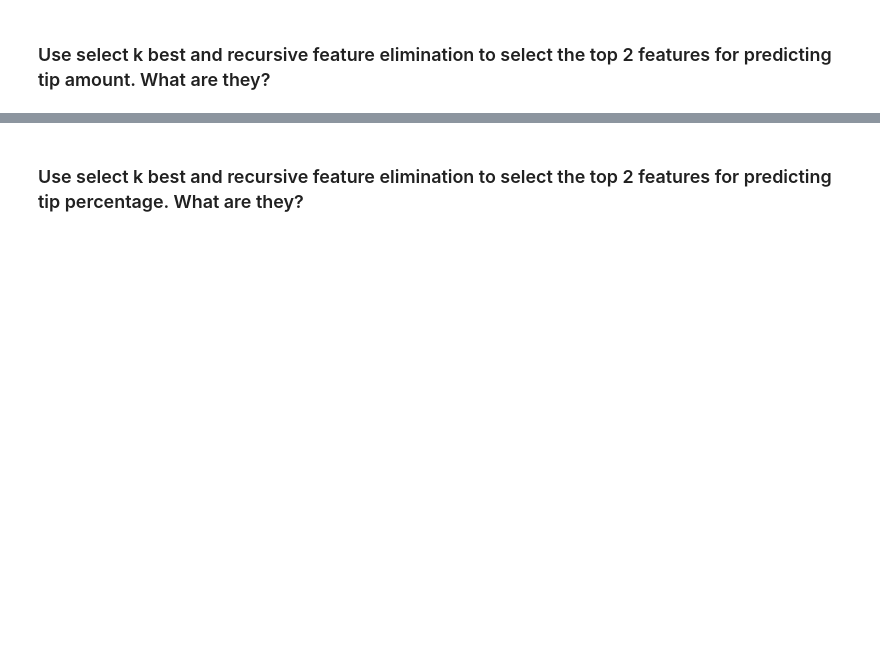
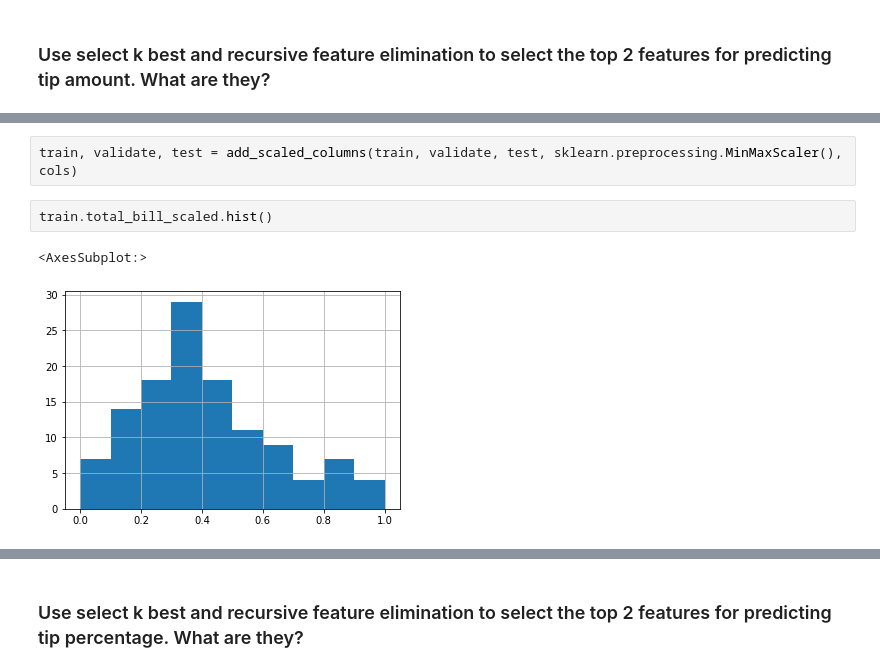
Before and after one commit to joshuamchavez2/regression-exercises, a Jupyter notebook: feature_engineering.ipynb, the cells around one changed output, grey strips where cells are left out. Cells and saved outputs as stored; diff of their text form; blank space fills up the shorter version.

```diff
--- a/feature_engineering.ipynb
+++ b/feature_engineering.ipynb
@@ -45,0 +137,7 @@ warnings.filterwarnings("ignore")
+# %%
+train, validate, test = add_scaled_columns(train, validate, test, sklearn.preprocessing.MinMaxScaler(), cols)
+# %%
+train.total_bill_scaled.hist()
+# %% [output]
+<AxesSubplot:>
+[figure, added]
```
Also changed, not shown: parts of 34 cells of this notebook, 6 other files.
